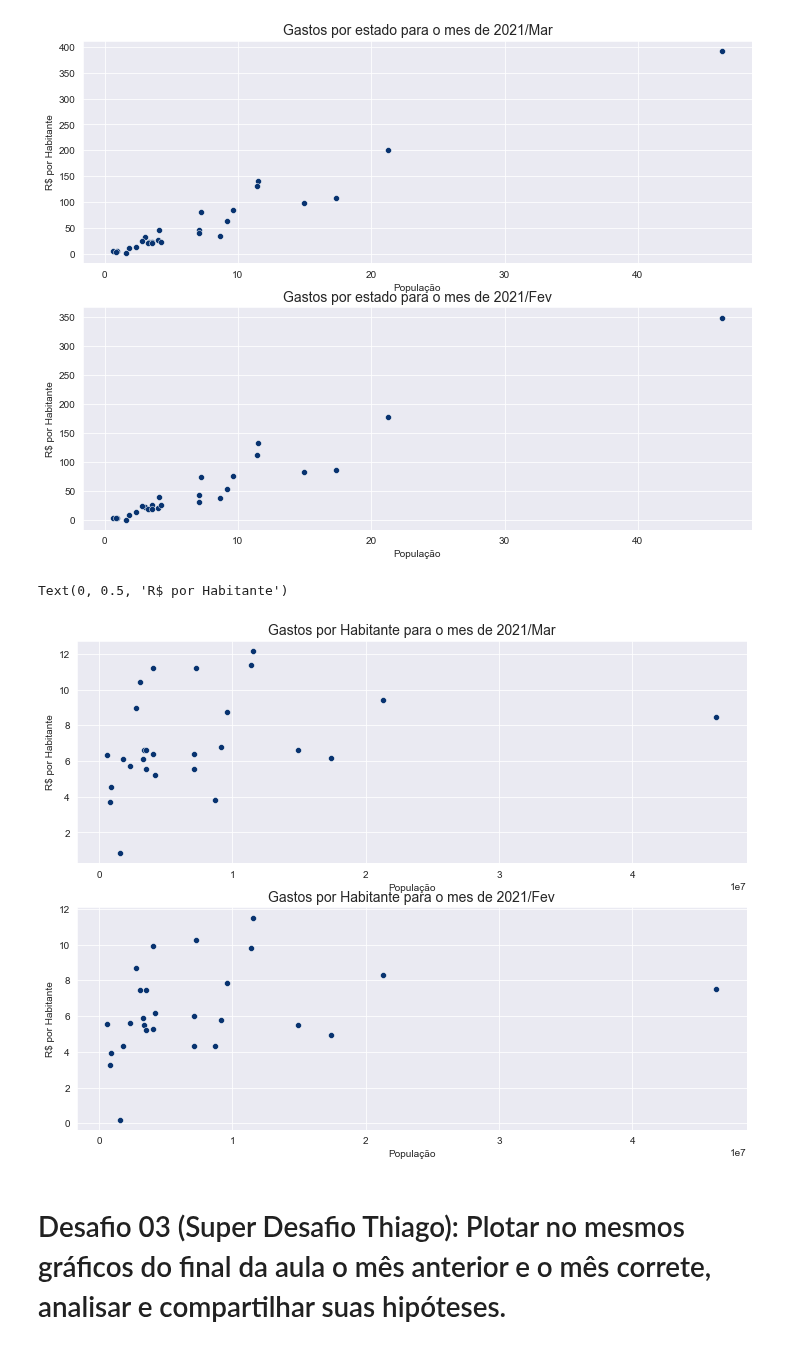
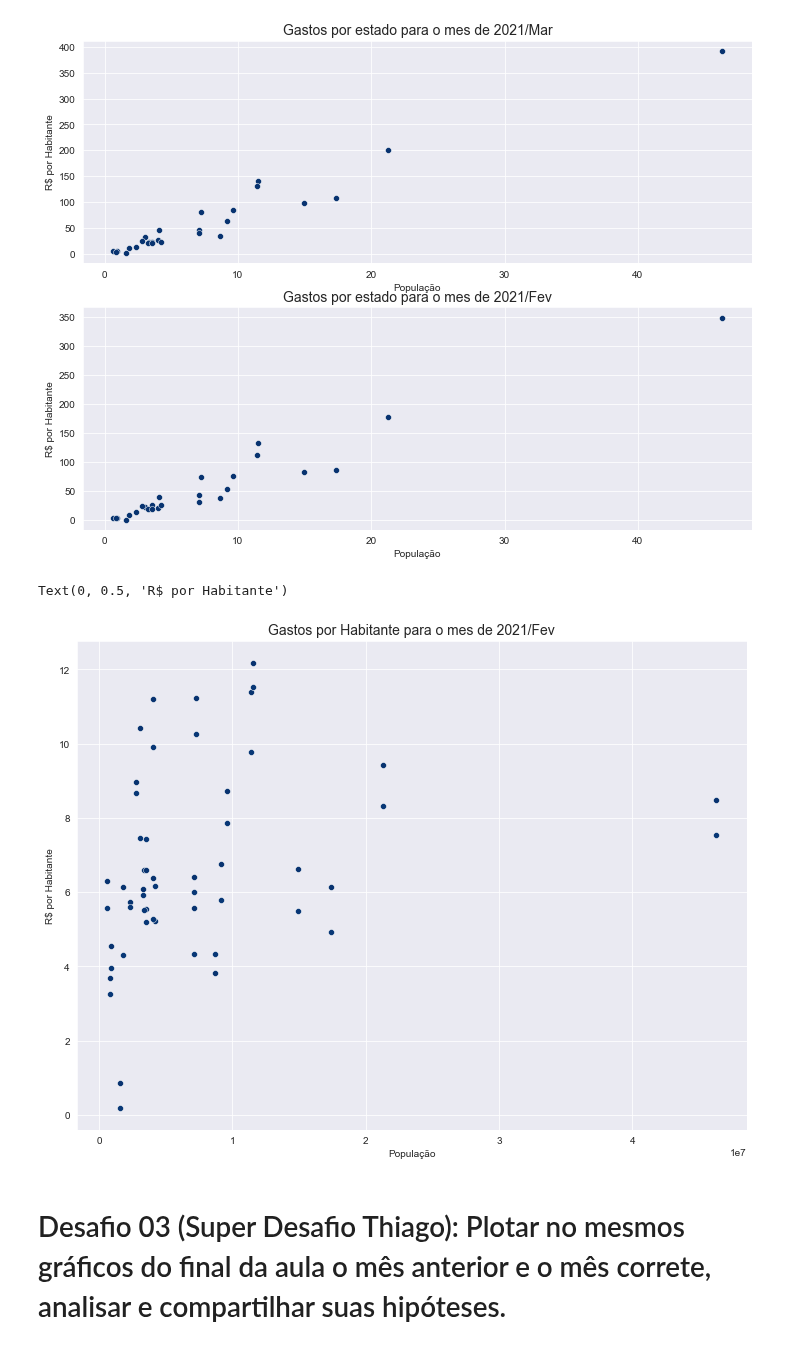
Before and after one commit to antoniodragoc/Bootcamp_Data_Science_Aplicada, a Jupyter notebook: Modulo02/m02a02.ipynb, the cells around one changed output. Drawn from its saved outputs; the diff is of its cells as text; code cells hidden in the pictures.

```diff
--- a/Modulo02/m02a02.ipynb
+++ b/Modulo02/m02a02.ipynb
@@ -146,21 +146,22 @@ plt.ylabel('R$ por Habitante');
 # %% [output]
 [figure]
 # %%
-fig = plt.figure(figsize= (12,9))
+#fig, ax = plt.subplots(figsize = (12,9))
+plt.figure(figsize= (12,9))
 
 # Definindo a figura
 ax1 = fig.add_subplot(211)
 sns.scatterplot(data=gastos, x = 'População', y =gastos.columns[3])
 plt.title('Gastos por Habitante para o mes de {}'.format(gastos.columns[1]), size = 14)
 plt.ylabel('R$ por Habitante')
 
 ax2 = fig.add_subplot(212)
 sns.scatterplot(data=gastos, x = 'População', y =gastos.columns[4])
 plt.title('Gastos por Habitante para o mes de {}'.format(gastos.columns[2]), size = 14)
 plt.ylabel('R$ por Habitante')
 # %% [output]
 Text(0, 0.5, 'R$ por Habitante')
-[figure, old version]
+[figure, new version]
 # %% [markdown]
 # Desafio 03 (Super Desafio Thiago): Plotar no mesmos gráficos do final da aula o mês anterior e o mês correte, analisar e compartilhar suas hipóteses.
 # %%
```
Also changed, not shown: parts of 3 cells of this notebook.
